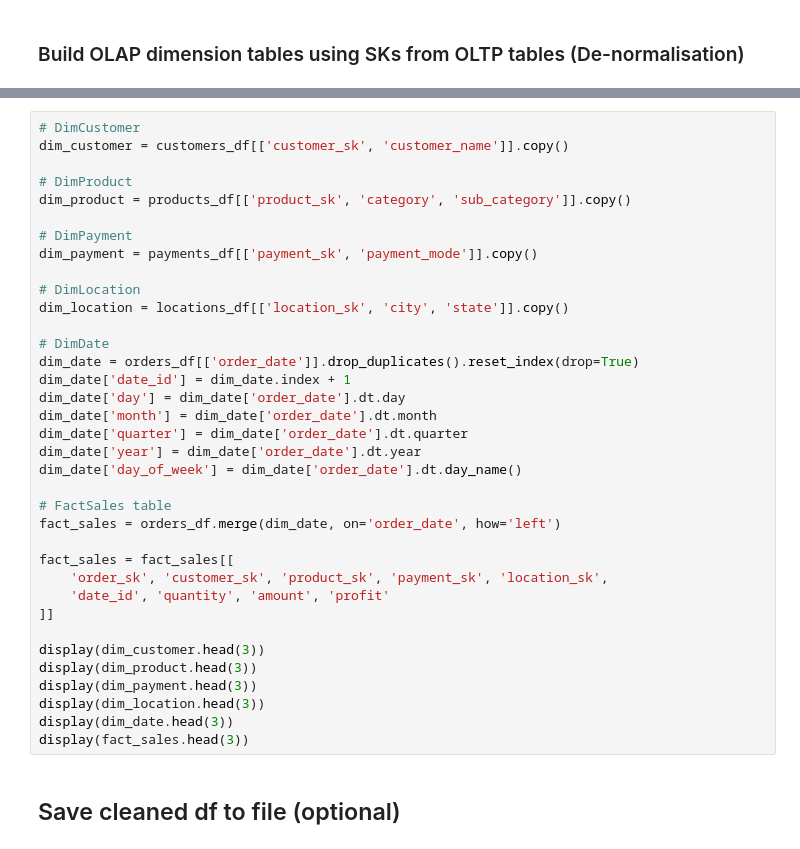
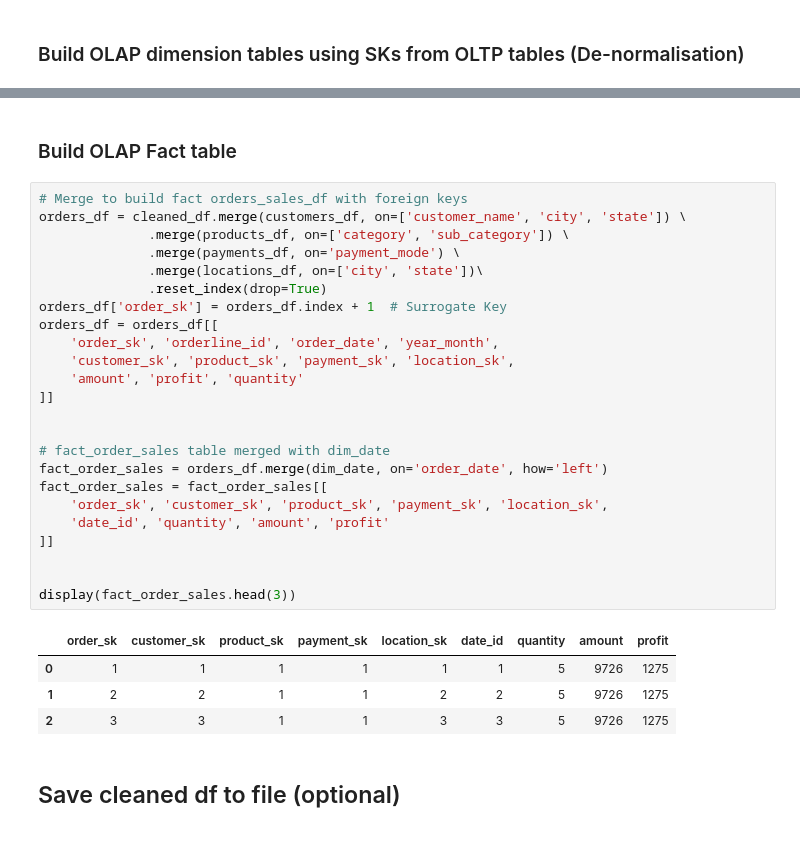
Before and after one commit to AnnieFiB/OtherProjects, a Jupyter notebook: DataEngineering/DWHmodelling/capstone_project/data_cleaning.ipynb, the cells around one changed output, grey strips where cells are left out. Saved outputs shown, nothing was run; the diff lists cells and outputs as text.

```diff
--- a/DataEngineering/DWHmodelling/capstone_project/data_cleaning.ipynb
+++ b/DataEngineering/DWHmodelling/capstone_project/data_cleaning.ipynb
@@ -201,39 +289,34 @@ display(locations_df.head(3))
+# %% [markdown]
+### Build OLAP Fact table
 # %%
-# DimCustomer
-dim_customer = customers_df[['customer_sk', 'customer_name']].copy()
+# Merge to build fact orders_sales_df with foreign keys
+orders_df = cleaned_df.merge(customers_df, on=['customer_name', 'city', 'state']) \
+              .merge(products_df, on=['category', 'sub_category']) \
+              .merge(payments_df, on='payment_mode') \
+              .merge(locations_df, on=['city', 'state'])\
+              .reset_index(drop=True)
+orders_df['order_sk'] = orders_df.index + 1  # Surrogate Key
+orders_df = orders_df[[
+    'order_sk', 'orderline_id', 'order_date', 'year_month',
+    'customer_sk', 'product_sk', 'payment_sk', 'location_sk',
+    'amount', 'profit', 'quantity'
+]]
 
-# DimProduct
-dim_product = products_df[['product_sk', 'category', 'sub_category']].copy()
 
-# DimPayment
-dim_payment = payments_df[['payment_sk', 'payment_mode']].copy()
-
-# DimLocation
-dim_location = locations_df[['location_sk', 'city', 'state']].copy()
-
-# DimDate
-dim_date = orders_df[['order_date']].drop_duplicates().reset_index(drop=True)
-dim_date['date_id'] = dim_date.index + 1
-dim_date['day'] = dim_date['order_date'].dt.day
-dim_date['month'] = dim_date['order_date'].dt.month
-dim_date['quarter'] = dim_date['order_date'].dt.quarter
-dim_date['year'] = dim_date['order_date'].dt.year
-dim_date['day_of_week'] = dim_date['order_date'].dt.day_name()
-
-# FactSales table
-fact_sales = orders_df.merge(dim_date, on='order_date', how='left')
-
-fact_sales = fact_sales[[
+# fact_order_sales table merged with dim_date
+fact_order_sales = orders_df.merge(dim_date, on='order_date', how='left')
+fact_order_sales = fact_order_sales[[
     'order_sk', 'customer_sk', 'product_sk', 'payment_sk', 'location_sk',
     'date_id', 'quantity', 'amount', 'profit'
 ]]
 
-display(dim_customer.head(3))
-display(dim_product.head(3))
-display(dim_payment.head(3))
-display(dim_location.head(3))
-display(dim_date.head(3))
-display(fact_sales.head(3))
+
+display(fact_order_sales.head(3))
+# %% [output]
+|  | order_sk | customer_sk | product_sk | payment_sk | location_sk | date_id | quantity | amount | profit |
+| 0 | 1 | 1 | 1 | 1 | 1 | 1 | 5 | 9726 | 1275 |
+| 1 | 2 | 2 | 1 | 1 | 2 | 2 | 5 | 9726 | 1275 |
+| 2 | 3 | 3 | 1 | 1 | 3 | 3 | 5 | 9726 | 1275 |
 # %% [markdown]
 ## Save cleaned df to file (optional)
 # %%
```
Also changed, not shown: parts of 38 cells of this notebook, 19 other files.
